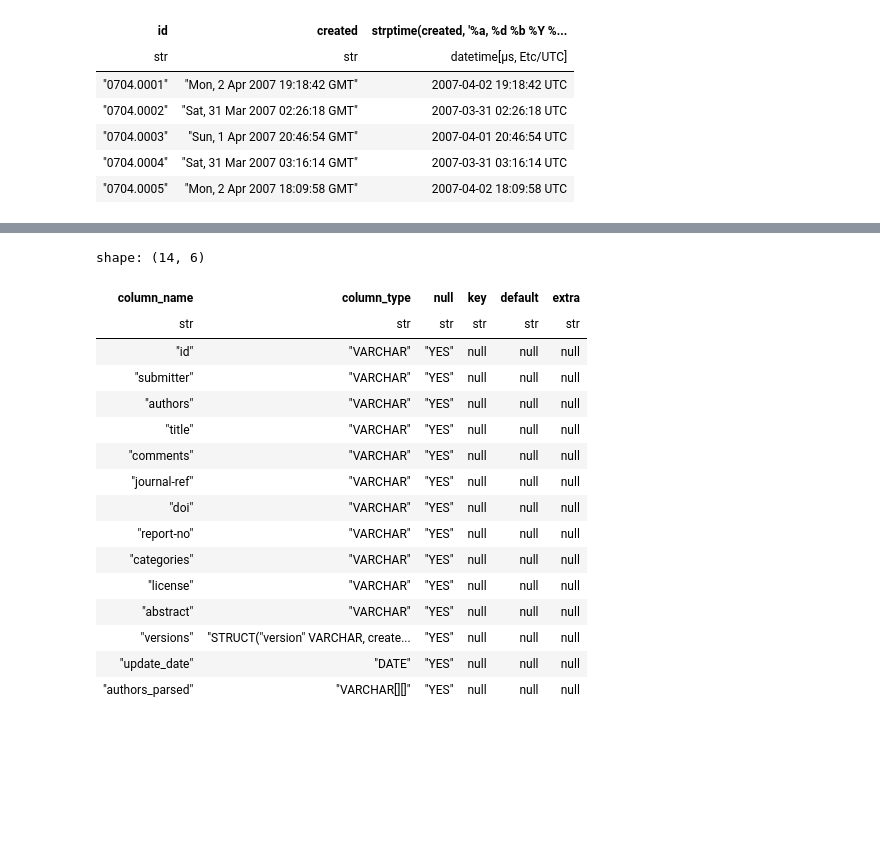
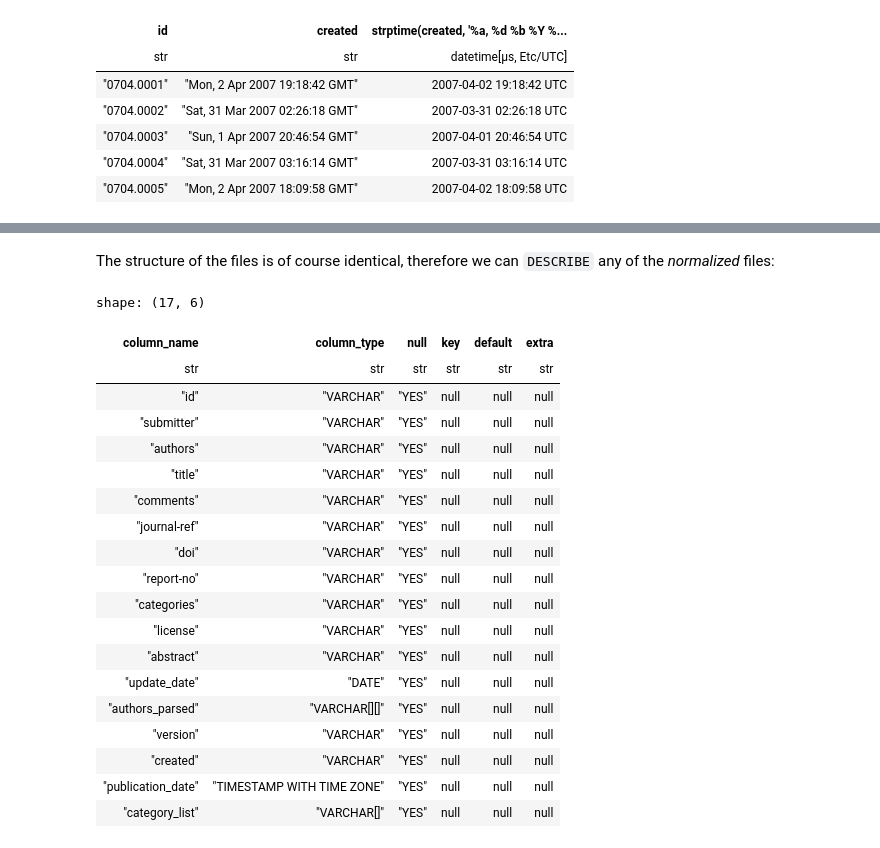
Before and after one commit to datanizing/oreilly-duckdb, a Jupyter notebook: 06-Data_Project.ipynb, the cells around one changed output, grey strips where cells are left out. Cells and saved outputs as stored; diff of their text form; code cells hidden in the pictures; blank space fills up the shorter version.

```diff
--- a/06-Data_Project.ipynb
+++ b/06-Data_Project.ipynb
@@ -184,20 +411,26 @@ Save intermediate results as `parquet`
+# %% [markdown]
+The structure of the files is of course identical, therefore we
+can `DESCRIBE` any of the *normalized* files:
 # %%
-duckdb.sql(f"DESCRIBE FROM 'arxiv-{today}.parquet'").pl().show(limit=15, fmt_str_lengths=100)
+duckdb.sql(f"DESCRIBE FROM 'arxiv-normalized-{today}.parquet'").pl().show(limit=100, fmt_str_lengths=100)
 # %% [output]
-shape: (14, 6)
+shape: (17, 6)
 | column_name | column_type | null | key | default | extra |
 | str | str | str | str | str | str |
 | "id" | "VARCHAR" | "YES" | null | null | null |
 | "submitter" | "VARCHAR" | "YES" | null | null | null |
 | "authors" | "VARCHAR" | "YES" | null | null | null |
 | "title" | "VARCHAR" | "YES" | null | null | null |
 | "comments" | "VARCHAR" | "YES" | null | null | null |
 | "journal-ref" | "VARCHAR" | "YES" | null | null | null |
 | "doi" | "VARCHAR" | "YES" | null | null | null |
 | "report-no" | "VARCHAR" | "YES" | null | null | null |
 | "categories" | "VARCHAR" | "YES" | null | null | null |
 | "license" | "VARCHAR" | "YES" | null | null | null |
 | "abstract" | "VARCHAR" | "YES" | null | null | null |
-| "versions" | "STRUCT("version" VARCHAR, create... | "YES" | null | null | null |
 | "update_date" | "DATE" | "YES" | null | null | null |
 | "authors_parsed" | "VARCHAR[][]" | "YES" | null | null | null |
+| "version" | "VARCHAR" | "YES" | null | null | null |
+| "created" | "VARCHAR" | "YES" | null | null | null |
+| "publication_date" | "TIMESTAMP WITH TIME ZONE" | "YES" | null | null | null |
+| "category_list" | "VARCHAR[]" | "YES" | null | null | null |
```
Also changed, not shown: parts of 102 cells of this notebook.
